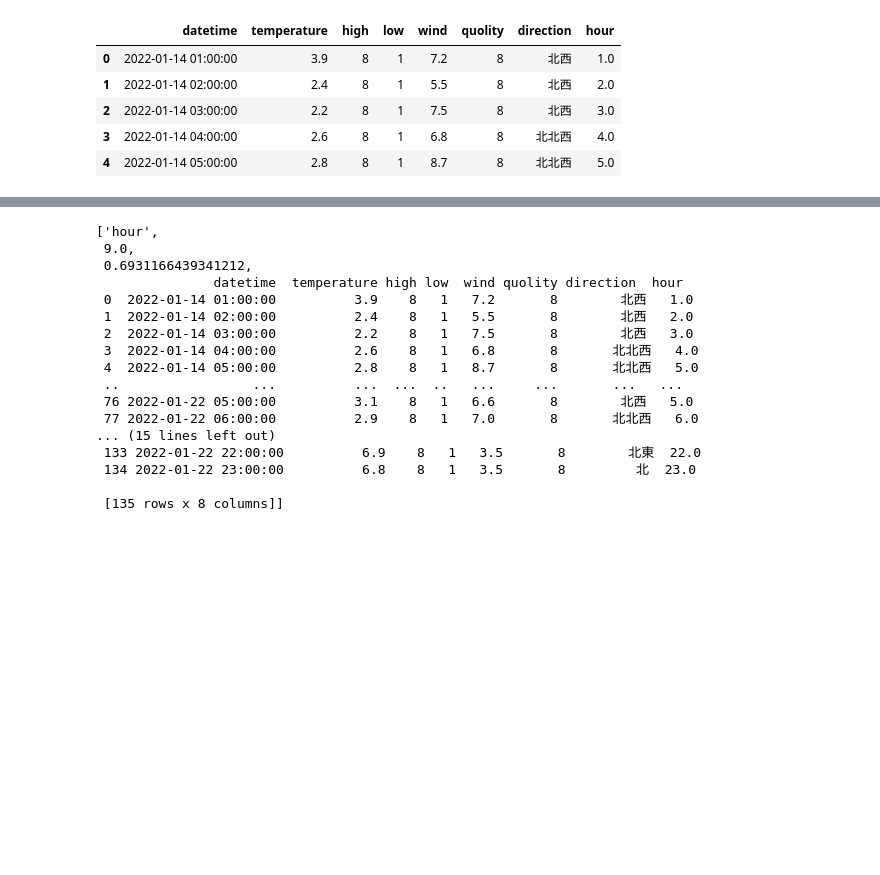
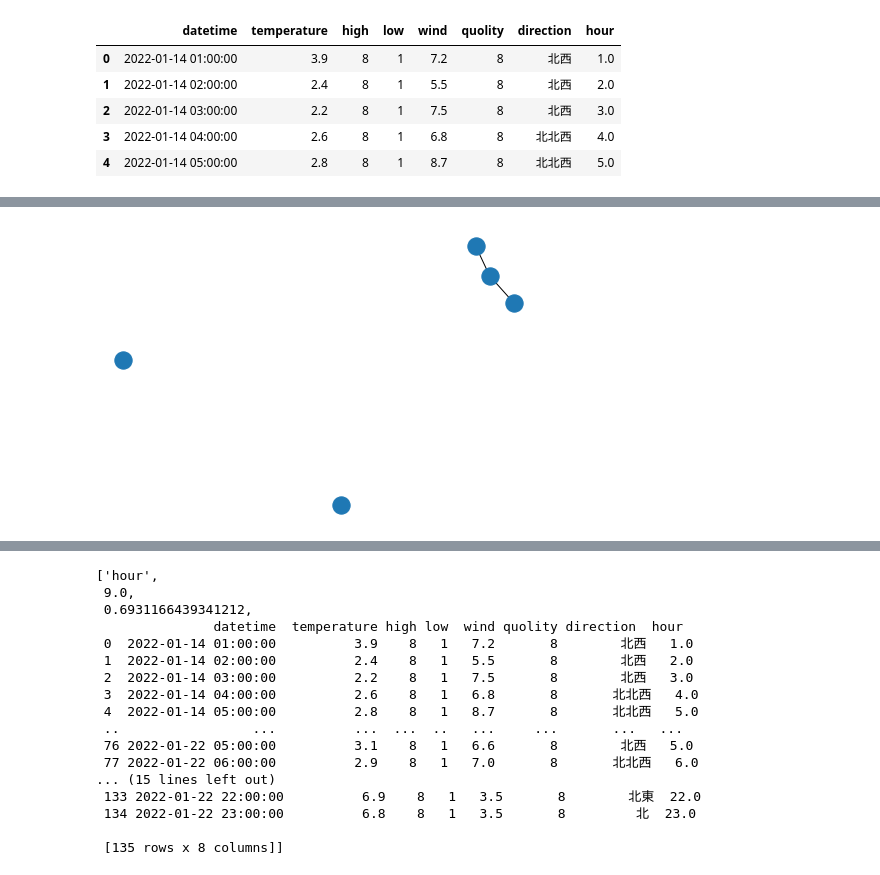
Before and after one commit to luna50lb/decision_tree_easy, a Jupyter notebook: test_.ipynb, the cells around one changed output, grey strips where cells are left out. Drawn from its saved outputs; the diff is of its cells as text; code cells hidden in the pictures; blank space fills up the shorter version.

```diff
--- a/test_.ipynb
+++ b/test_.ipynb
@@ -151,0 +185,6 @@ df_summary
+# %%
+# nx.draw(G)
+nx.draw(X)
+plt.show()
+# %% [output]
+[figure, added]
```
Also changed, not shown: parts of 6 cells of this notebook, 4 other files.
